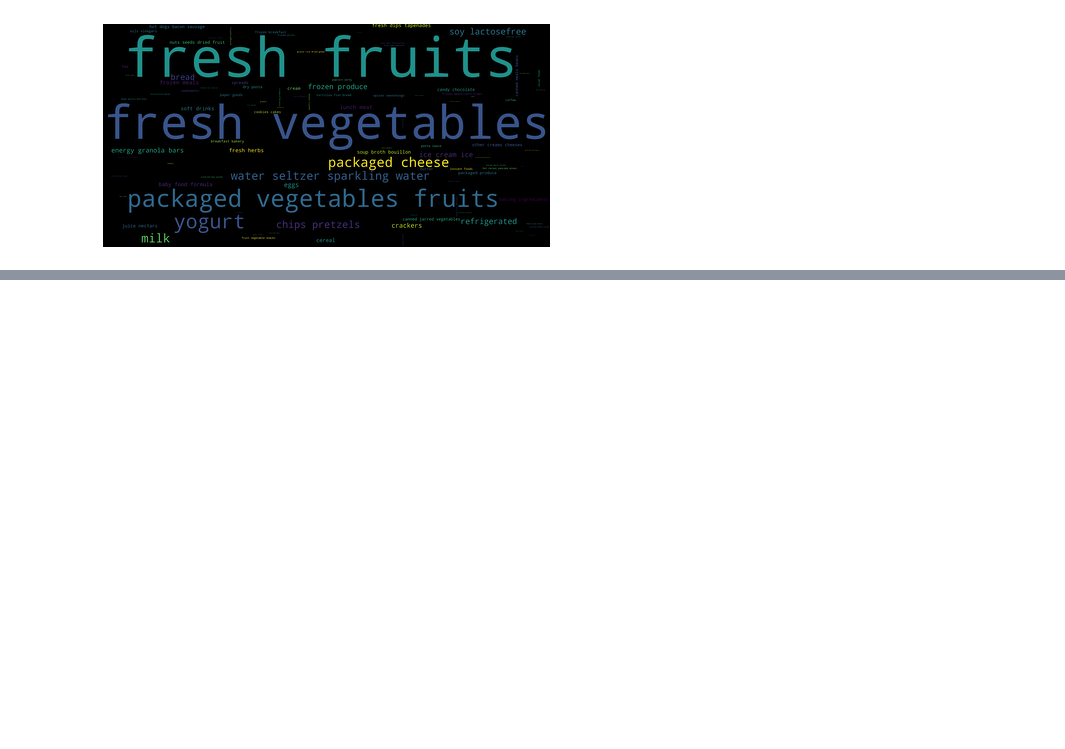
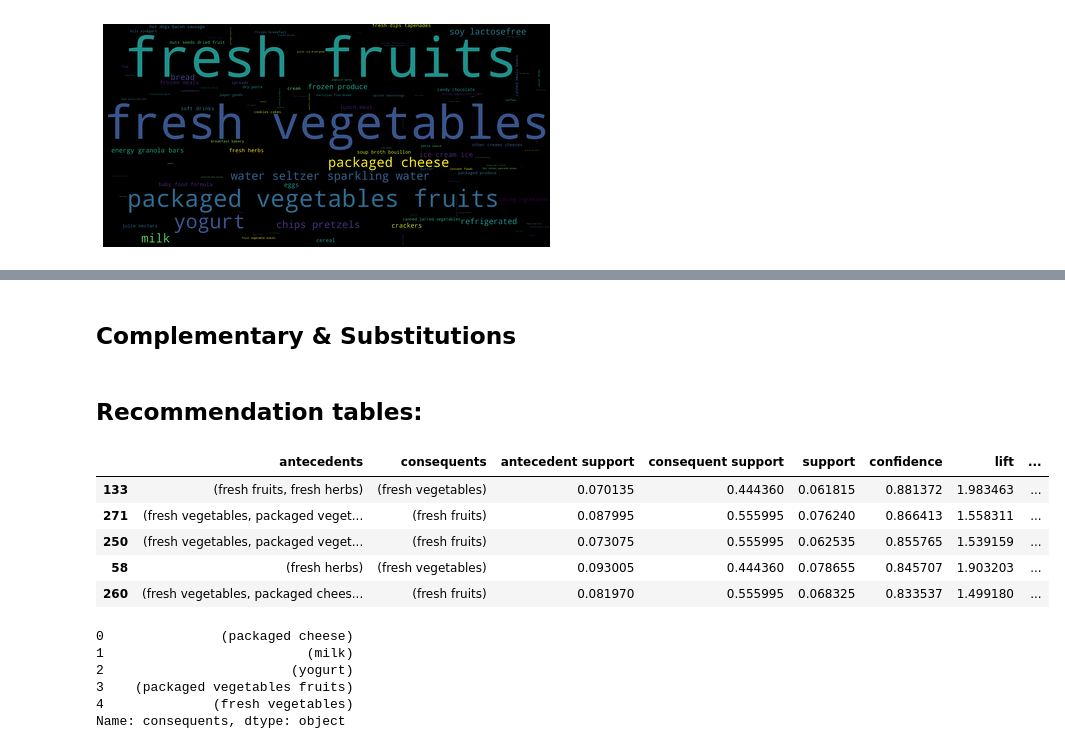
Before and after one commit to LorenzoPigozzi/Business_Cases, a Jupyter notebook: Case 3/BC3-Phuc.ipynb, the cells around one changed output, grey strips where cells are left out. Drawn from its saved outputs; the diff is of its cells as text; code cells hidden in the pictures; blank space fills up the shorter version.

```diff
--- a/Case 3/BC3-Phuc.ipynb
+++ b/Case 3/BC3-Phuc.ipynb
@@ -157,0 +179,5 @@ plt.show()
+# %%
+# Merge product labels
+df = pd.merge(df_orderproduct, df_products, how='left', on='product_id').\
+    drop(["product_id", "department_id","add_to_cart_order","reordered"], axis=1)
+df.head()
@@ -157,0 +191,5 @@ plt.show()
+# %%
+# Pivot the data - lines as orders and products as columns
+pt = pd.pivot_table(df, index='order_id', columns='product_name',
+                    aggfunc=lambda x: 1 if len(x)>0 else 0).fillna(0)
+pt.head()
@@ -157,0 +205,5 @@ plt.show()
+# %%
+# Apply the APRIORI algorithm to get frequent itemsets
+# Rules supported in at least 5% of the transactions (more info at http://rasbt.github.io/mlxtend/user_guide/frequent_patterns/apriori/)
+frequent_itemsets = apriori(pt, min_support=0.05, use_colnames=True)
+frequent_itemsets.head()
@@ -157,0 +217,18 @@ plt.show()
+# %% [markdown]
+## Complementary & Substitutions
+# %% [markdown]
+## Recommendation tables:
+# %%
+#https://deepak6446.medium.com/apriori-algorithm-in-python-recommendation-engine-5ba89bd1a6da
+
+# Generate the association rules - by confidence
+rulesConfidence = association_rules(frequent_itemsets, metric="confidence", min_threshold=0.20)
+rulesConfidence.sort_values(by='confidence', ascending=False, inplace=True)
+rulesConfidence.head()
+# %% [output]
+|  | antecedents | consequents | antecedent support | consequent support | support | confidence | lift | ... |
+| 133 | (fresh fruits, fresh herbs) | (fresh vegetables) | 0.070135 | 0.444360 | 0.061815 | 0.881372 | 1.983463 | ... |
+| 271 | (fresh vegetables, packaged veget... | (fresh fruits) | 0.087995 | 0.555995 | 0.076240 | 0.866413 | 1.558311 | ... |
+| 250 | (fresh vegetables, packaged veget... | (fresh fruits) | 0.073075 | 0.555995 | 0.062535 | 0.855765 | 1.539159 | ... |
+| 58 | (fresh herbs) | (fresh vegetables) | 0.093005 | 0.444360 | 0.078655 | 0.845707 | 1.903203 | ... |
+| 260 | (fresh vegetables, packaged chees... | (fresh fruits) | 0.081970 | 0.555995 | 0.068325 | 0.833537 | 1.499180 | ... |
@@ -157,0 +242,9 @@ plt.show()
+# %%
+getRecommend(['bread'],5)
+# %% [output]
+0               (packaged cheese)
+1                          (milk)
+2                        (yogurt)
+3    (packaged vegetables fruits)
+4              (fresh vegetables)
+Name: consequents, dtype: object
```
Also changed, not shown: parts of 7 cells of this notebook.
